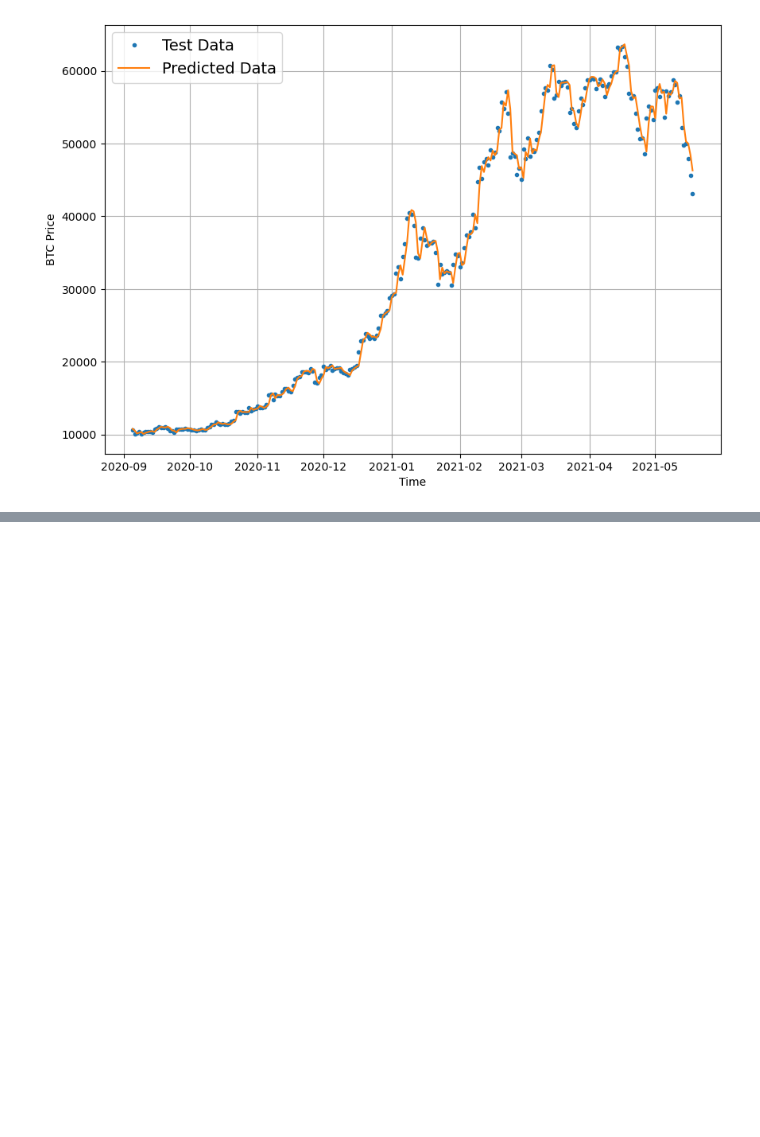
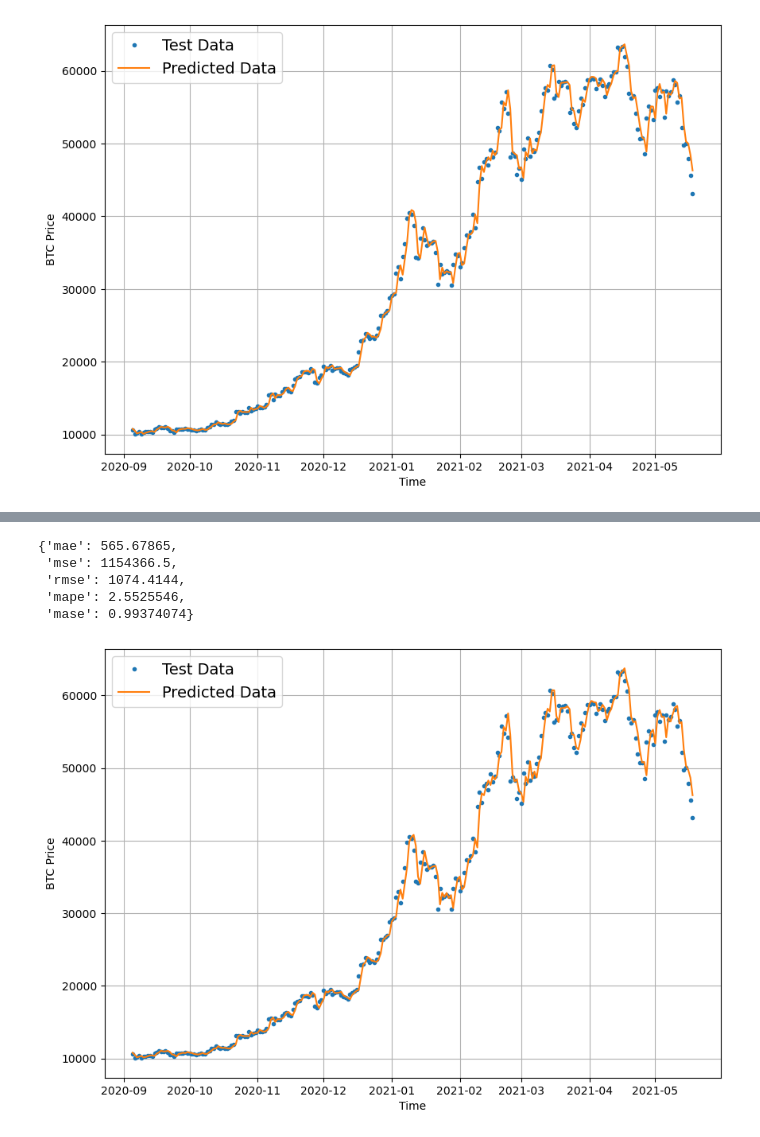
Before and after one commit to vivek11416/tensorFlow, a Jupyter notebook: TimeSeriesFundamentals/TimeSeriesLSTM.ipynb, the cells around one changed output, grey strips where cells are left out. Cells and saved outputs as stored; diff of their text form; code cells hidden in the pictures; blank space fills up the shorter version.

Commit message:
code Updated for Time Series LSTM

```diff
--- a/TimeSeriesFundamentals/TimeSeriesLSTM.ipynb
+++ b/TimeSeriesFundamentals/TimeSeriesLSTM.ipynb
@@ -322,3 +322,10 @@ plot_time_series(timesteps=X_test[-len(test_windows):],values=test_labels[:,0],s
 plot_time_series(timesteps=X_test[-len(test_windows):],values=model_1_preds,start=offset,format="-",label="Predicted Data")
 # %% [output]
 [figure]
+# %%
+#028 Model 2 Building, fitting and evaluating a deep model with a larger window size
+HORIZON = 1
+window_size = 30
+
+full_windows,full_labels = make_windows(bitcoin_prices['Price'].to_numpy(),window_size=WINDOW_SIZE,horizon=HORIZON)
+train_windows,test_windows,train_labels,test_labels = make_train_test_splits(full_windows,full_labels)
@@ -324,0 +375,3 @@ plot_time_series(timesteps=X_test[-len(test_windows):],values=model_1_preds,star
+# %%
+model_2 = tf.keras.models.load_model('model_experiments/model_2_dense/')
+model_2.evaluate(test_windows,test_labels)
@@ -324,0 +381,4 @@ plot_time_series(timesteps=X_test[-len(test_windows):],values=model_1_preds,star
+# %%
+model_2_preds = make_preds(model_2,input_data=test_windows,)
+model_2_results = evaluate_preds(y_true=tf.squeeze(test_labels),y_pred=model_2_preds)
+model_2_results
@@ -325 +392,16 @@ plot_time_series(timesteps=X_test[-len(test_windows):],values=model_1_preds,star
+# %%
+model_1_results
+# %% [output]
+{'mae': 565.67865,
+ 'mse': 1154366.5,
+ 'rmse': 1074.4144,
+ 'mape': 2.5525546,
+ 'mase': 0.99374074}
+# %%
+offset = 300
+plt.figure(figsize=(10,7))
+plot_time_series(timesteps=X_test[-len(test_windows):],values=test_labels[:,0],start=offset,label="Test Data")
+plot_time_series(timesteps=X_test[-len(test_windows):],values=model_2_preds,start=offset,format="-",label="Predicted Data")
+# %% [output]
+[figure, added]
 # %%
```
Also changed, not shown: parts of 5 cells of this notebook, 4 other files.
